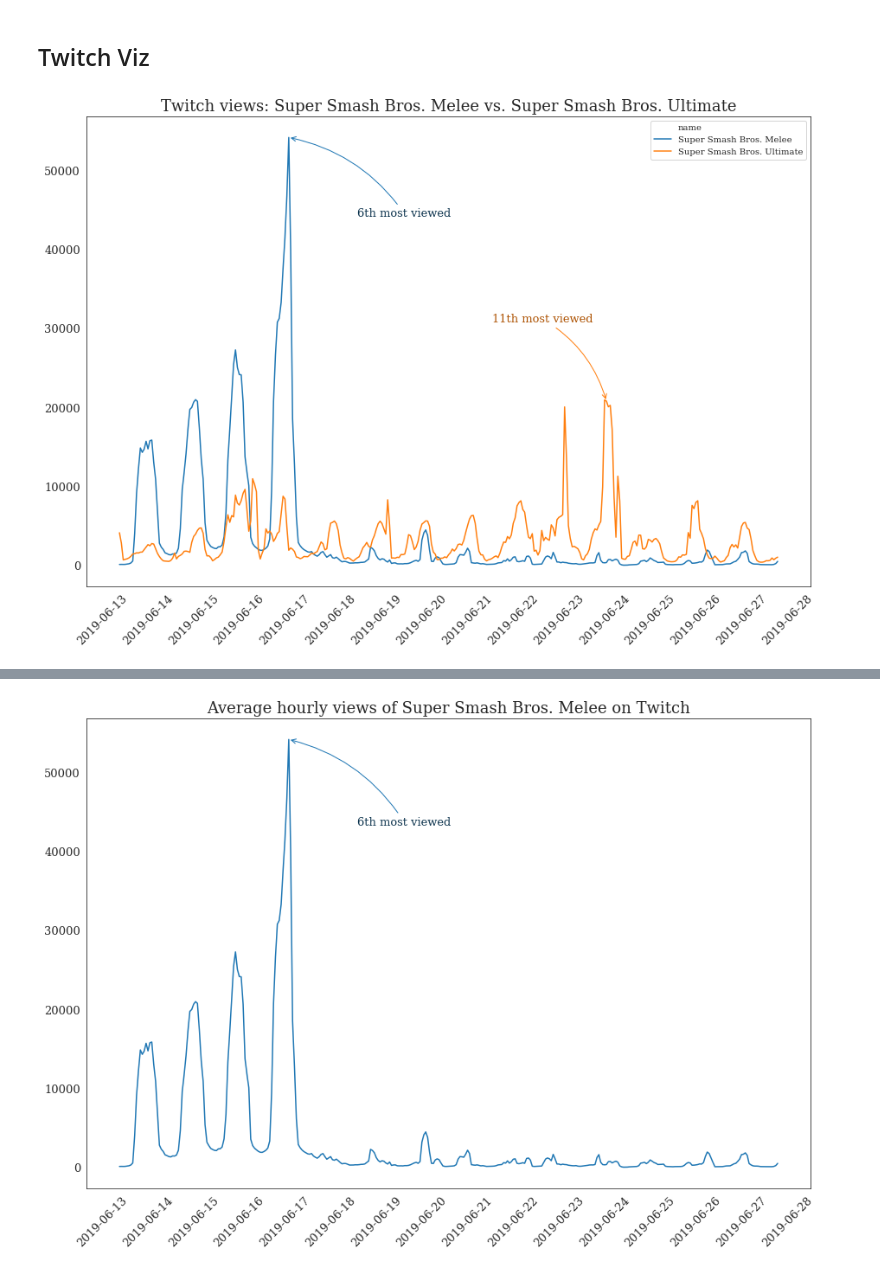
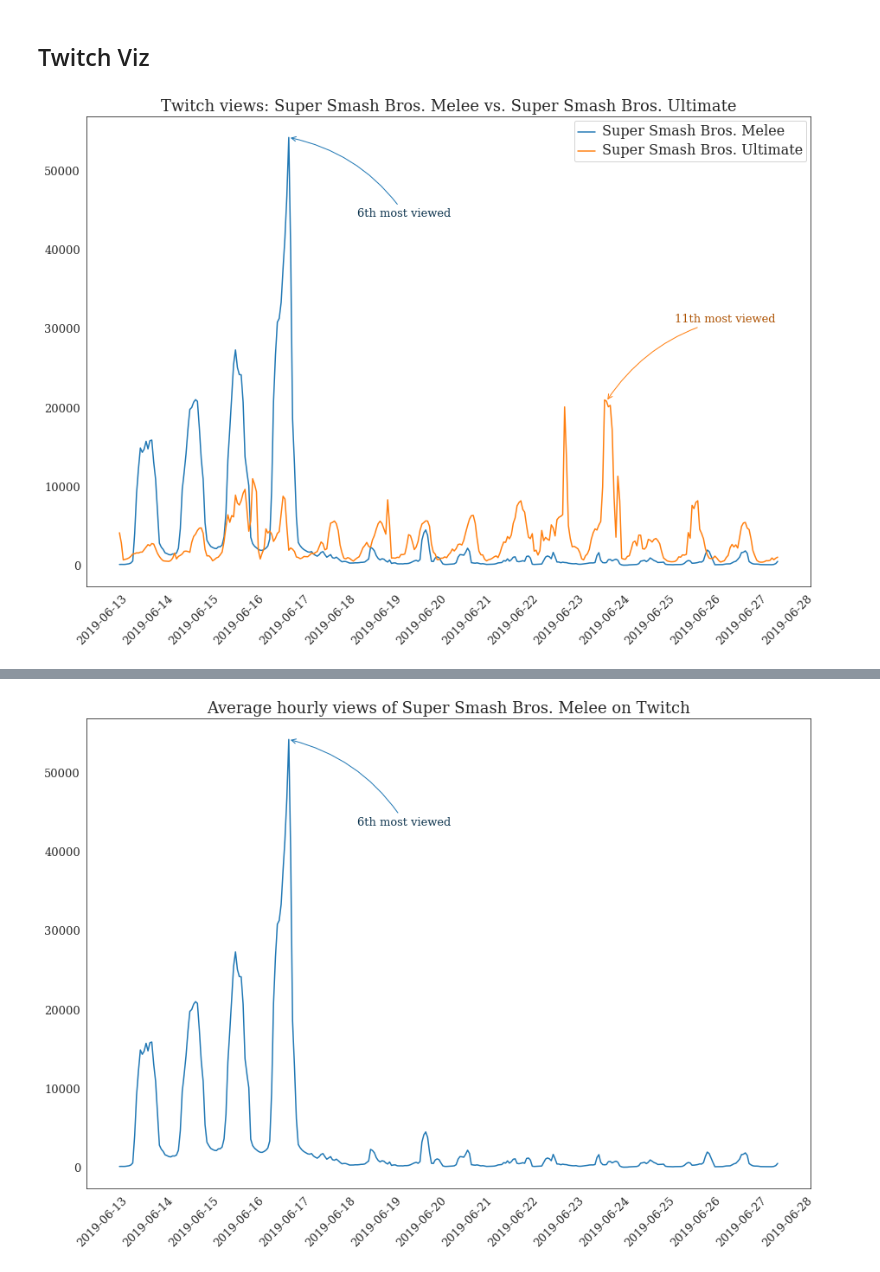
Before and after one commit to hechmik/videogames_buzz, a Jupyter notebook: notebooks/data_visualization.ipynb, the cells around one changed output, grey strips where cells are left out. Cells and saved outputs as stored; diff of their text form; code cells hidden in the pictures.

Commit message:
increased legend text size, removed legend title

```diff
--- a/notebooks/data_visualization.ipynb
+++ b/notebooks/data_visualization.ipynb
@@ -200,6 +200,11 @@ def plot_twitch(gns, df, how = 'hourly', text_coors = 'default', rad = 'default'
     plt.xticks(rotation = 45, fontsize = 13)
     plt.yticks(fontsize = 13)
 
+    if len(gns) > 1:
+        handles, labels = ax.get_legend_handles_labels()
+        ax.legend(handles=handles[1:], labels=labels[1:])
+        plt.setp(ax.get_legend().get_texts(), fontsize='16')
+
 
     maxx = np.max(df['avgViewers'])
     text_vspace = maxx / 80
@@ -259,7 +264,7 @@ def plot_twitch(gns, df, how = 'hourly', text_coors = 'default', rad = 'default'
 
         # plt.scatter(mdates.date2num(df.date[top]), df.avgViewers[top], marker='o', color = col,  s = 20)
 # %%
-plot_twitch([ "Super Smash Bros. Melee",  'Super Smash Bros. Ultimate'], dfh,
-            how = 'hourly', text_coors = [[1.5, -10000], [-2.5, 10000]], rad = ['0.2', '-0.2'])
+plot_twitch(["Super Smash Bros. Melee",  'Super Smash Bros. Ultimate'], dfh,
+            how = 'hourly', text_coors = [[1.5, -10000], [1.5, 10000]], rad = ['0.2', '0.2'])
 # %% [output]
-[figure, old version]
+[figure, new version]
```
Also changed, not shown: parts of 4 cells of this notebook.
